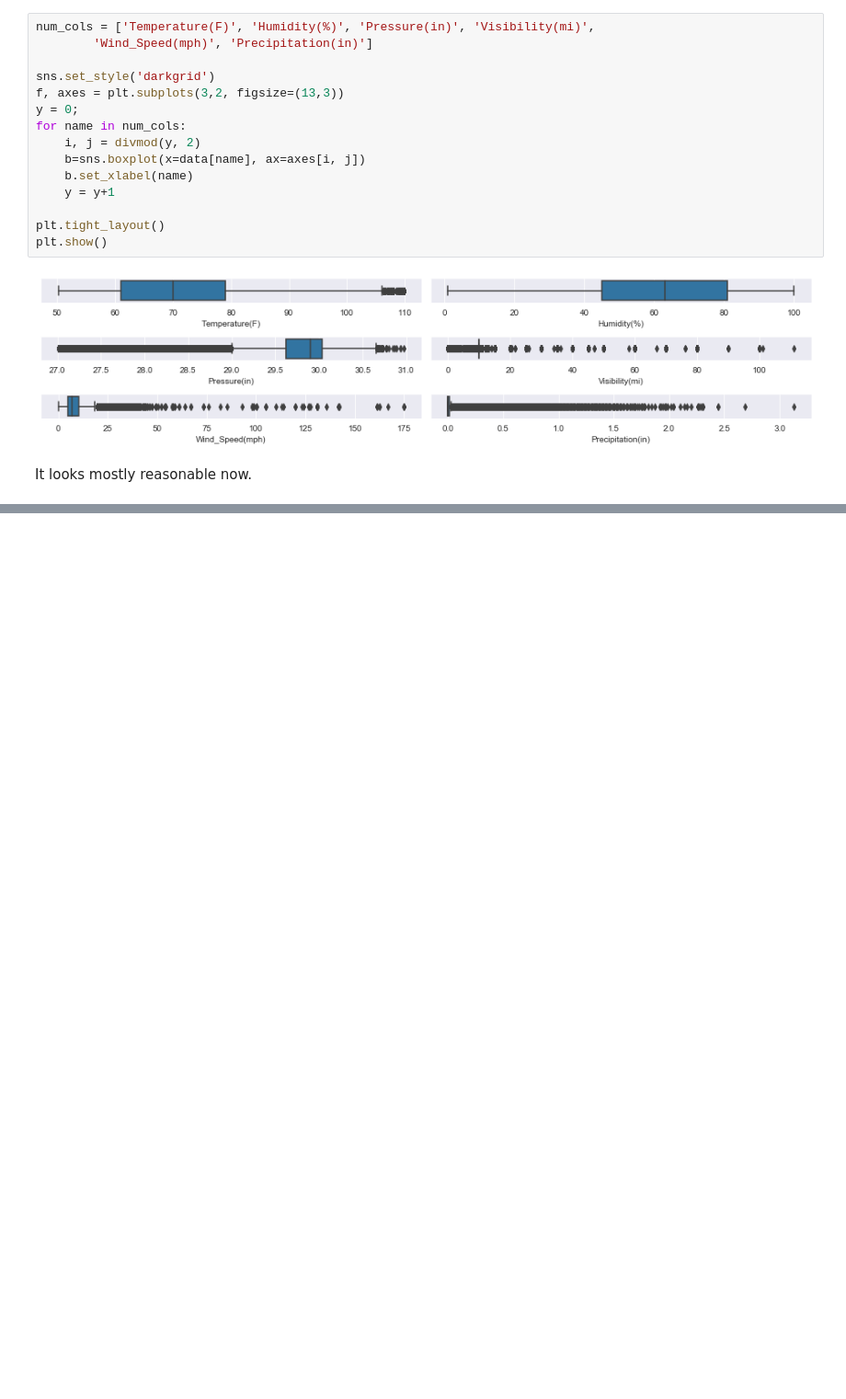
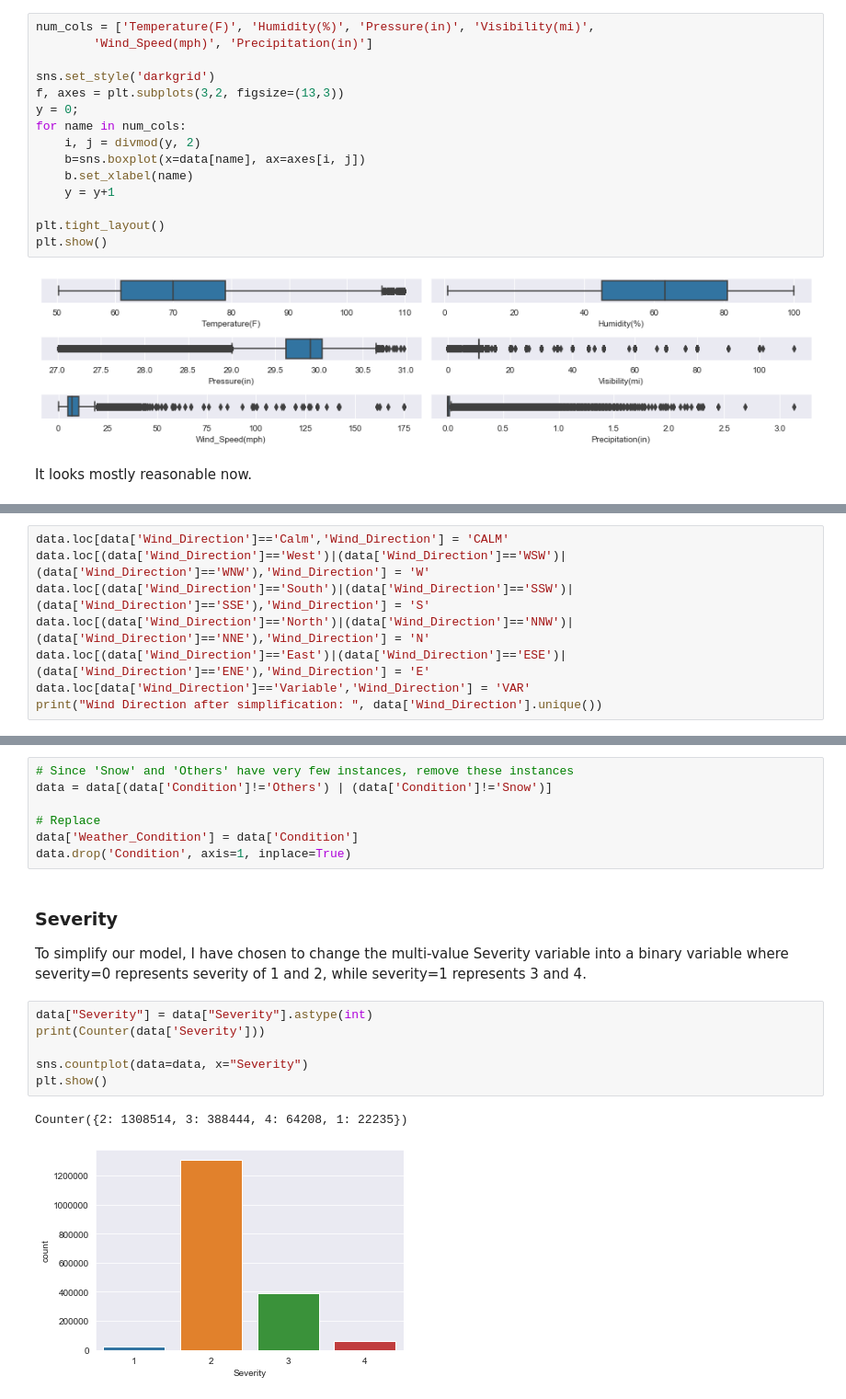
Before and after one commit to Yoannli/Accident_Severity, a Jupyter notebook: clean.ipynb, the cells around one changed output, grey strips where cells are left out. Shown: that part at 92% size. Saved outputs shown, nothing was run; the diff lists cells and outputs as text; blank space fills up the shorter version.

```diff
--- a/clean.ipynb
+++ b/clean.ipynb
@@ -206,0 +219,8 @@ It looks mostly reasonable now.
+# %%
+data.loc[data['Wind_Direction']=='Calm','Wind_Direction'] = 'CALM'
+data.loc[(data['Wind_Direction']=='West')|(data['Wind_Direction']=='WSW')|(data['Wind_Direction']=='WNW'),'Wind_Direction'] = 'W'
+data.loc[(data['Wind_Direction']=='South')|(data['Wind_Direction']=='SSW')|(data['Wind_Direction']=='SSE'),'Wind_Direction'] = 'S'
+data.loc[(data['Wind_Direction']=='North')|(data['Wind_Direction']=='NNW')|(data['Wind_Direction']=='NNE'),'Wind_Direction'] = 'N'
+data.loc[(data['Wind_Direction']=='East')|(data['Wind_Direction']=='ESE')|(data['Wind_Direction']=='ENE'),'Wind_Direction'] = 'E'
+data.loc[data['Wind_Direction']=='Variable','Wind_Direction'] = 'VAR'
+print("Wind Direction after simplification: ", data['Wind_Direction'].unique())
@@ -206,0 +314,19 @@ It looks mostly reasonable now.
+# %%
+# Since 'Snow' and 'Others' have very few instances, remove these instances
+data = data[(data['Condition']!='Others') | (data['Condition']!='Snow')]
+
+# Replace
+data['Weather_Condition'] = data['Condition']
+data.drop('Condition', axis=1, inplace=True)
+# %% [markdown]
+### Severity
+To simplify our model, I have chosen to change the multi-value Severity variable into a binary variable where severity=0 represents severity of 1 and 2, while severity=1 represents 3 and 4.
+# %%
+data["Severity"] = data["Severity"].astype(int)
+print(Counter(data['Severity']))
+
+sns.countplot(data=data, x="Severity")
+plt.show()
+# %% [output]
+Counter({2: 1308514, 3: 388444, 4: 64208, 1: 22235})
+[figure, added]
```
Also changed, not shown: parts of 15 cells of this notebook.
